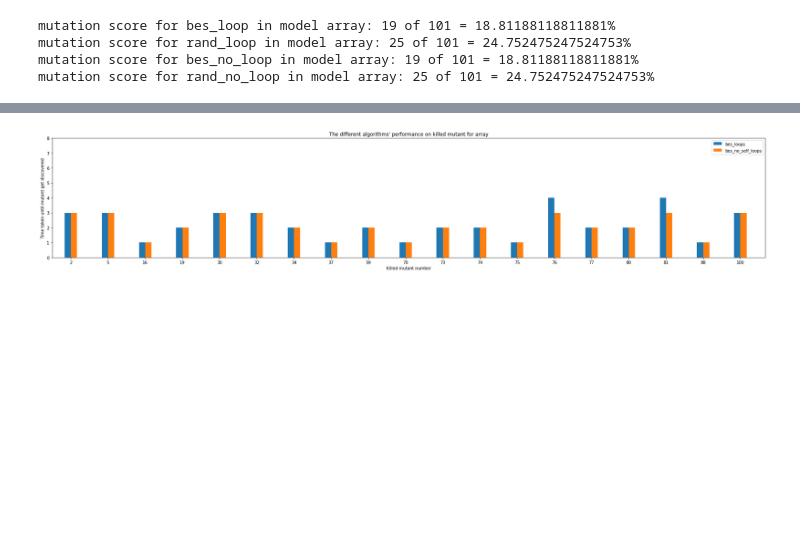
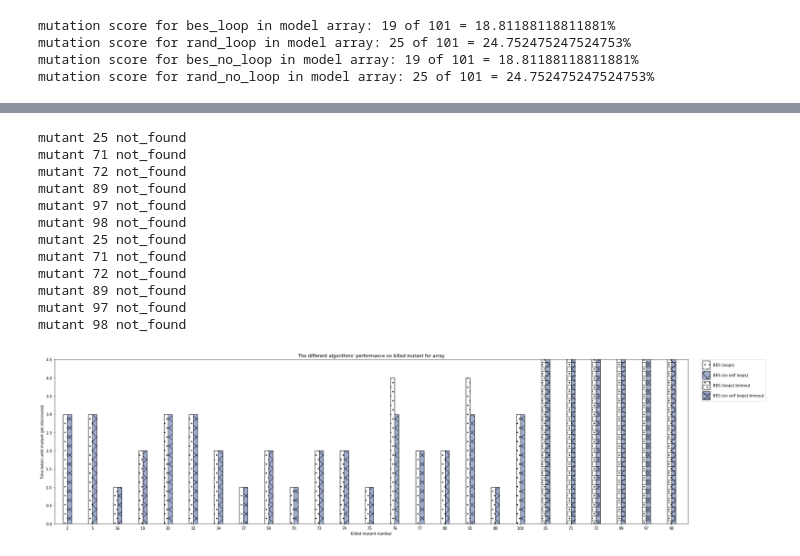
Before and after one commit to nour95/analysis, a Jupyter notebook: list_mutants/analysis/plot_array_list.ipynb, the cells around one changed output, grey strips where cells are left out. Saved outputs shown, nothing was run; the diff lists cells and outputs as text; code cells hidden in the pictures; blank space fills up the shorter version.

```diff
--- a/list_mutants/analysis/plot_array_list.ipynb
+++ b/list_mutants/analysis/plot_array_list.ipynb
@@ -52,8 +46,8 @@ m_lists = get_killed_mutant_all(dfs)
 d_map = {
     'bar_width' : 0.5,
     'x_distance': 3,
-    'fig_width' : 25,
-    'fig_hight' : 5,
+    'fig_width' : 27,
+    'fig_hight' : 7,
     'x_lim' : 50,
     'y_lim' : 80,
 
@@ -61,13 +55,14 @@ d_map = {
     'y_label': 'UnKnown',
     'title': f"The different algorithms' performance on killed mutant for {model_name}",
 
-    'bes_l_label': 'bes_loops',
-    'random_l_label': 'random_loops',
-    'bes_no_l_label': 'bes_no_self_loops',
-    'random_no_l_label': 'random_no_self_loops' ,
+    'bes_l_label': 'BES (loops)',
+    'random_l_label': 'Random (loops)',
+    'bes_no_l_label': 'BES (no self loops)',
+    'random_no_l_label': 'Random (no self loops)' ,
 
     'model_name': model_name,
-    'comp_type' : "unknown"
+    'comp_type' : "unknown",
+    'other': 'all'
 
 
 }
@@ -113,7 +142,7 @@ rand_no_l data: [1, 1, 1, 3, 1, 1, 1, 1, 1, 1, 1, 1, 3, 3, 1, 1, 1]
 # time_requierd
 
 # desired_mutants = m_lists[0][0:6]
-desired_mutants = m_lists[0]
+# desired_mutants = m_lists[0]
 
 
 labels = desired_mutants
@@ -121,8 +150,10 @@ print(f'labels: {labels}')
 
 creteria =  'time_taken'# 'time_taken' # 'actual_tests'
 
-c_lists = get_cretiera_all_desired_m(dfs, desired_mutants, creteria, 0)
+c_lists = get_cretiera_all_desired_m(dfs, desired_mutants, creteria, 0, 120)
 (bes_lo_c, rand_lo_c, bes_no_lo_c, rand_no_lo_c) = c_lists
+
+
 
 d_map['comp_type'] = creteria
 
@@ -132,7 +163,7 @@ d_map['y_label'] = "Time taken until mutant get discovered"
 #     'x_distance': 3,
 #     'fig_width' : 10,
 #     'fig_hight' : 5,
-d_map['x_lim'] = 56
+d_map['x_lim'] = 74
 d_map['y_lim'] = 4.5
 
 plot_4_bars(labels, c_lists, d_map)
@@ -146,21 +189,38 @@ rand_no_l data: [1.4969778060913086, 1.3268983364105225, 1.359483242034912, 1.25
 # %%
 # depth
 creteria = 'depth'
-c_lists = get_cretiera_only_2(dfs, desired_mutants, creteria, 0)
+c_lists = get_cretiera_only_2(dfs, desired_mutants, creteria, 0, 120)
 (bes_lo_c, bes_no_lo_c) = c_lists
+
+# print(c_lists)
+# print(labels)
+
 
 d_map['comp_type'] = creteria
 
 d_map['y_label'] = "Time taken until mutant get discovered"
 
 # 'bar_width' : 0.5,
 #     'x_distance': 3,
 #     'fig_width' : 10,
 #     'fig_hight' : 5,
 #     'x_lim' = 25
-d_map['y_lim'] = 8
+d_map['y_lim'] = 4.5
+
 
 
 plot_2_bars(labels, c_lists, d_map)
 # %% [output]
+mutant 25 not_found
+mutant 71 not_found
+mutant 72 not_found
+mutant 89 not_found
+mutant 97 not_found
+mutant 98 not_found
+mutant 25 not_found
+mutant 71 not_found
+mutant 72 not_found
+mutant 89 not_found
+mutant 97 not_found
+mutant 98 not_found
-[figure, old version]
+[figure, new version]
```
Also changed, not shown: parts of 3 cells of this notebook, 34 other files.
